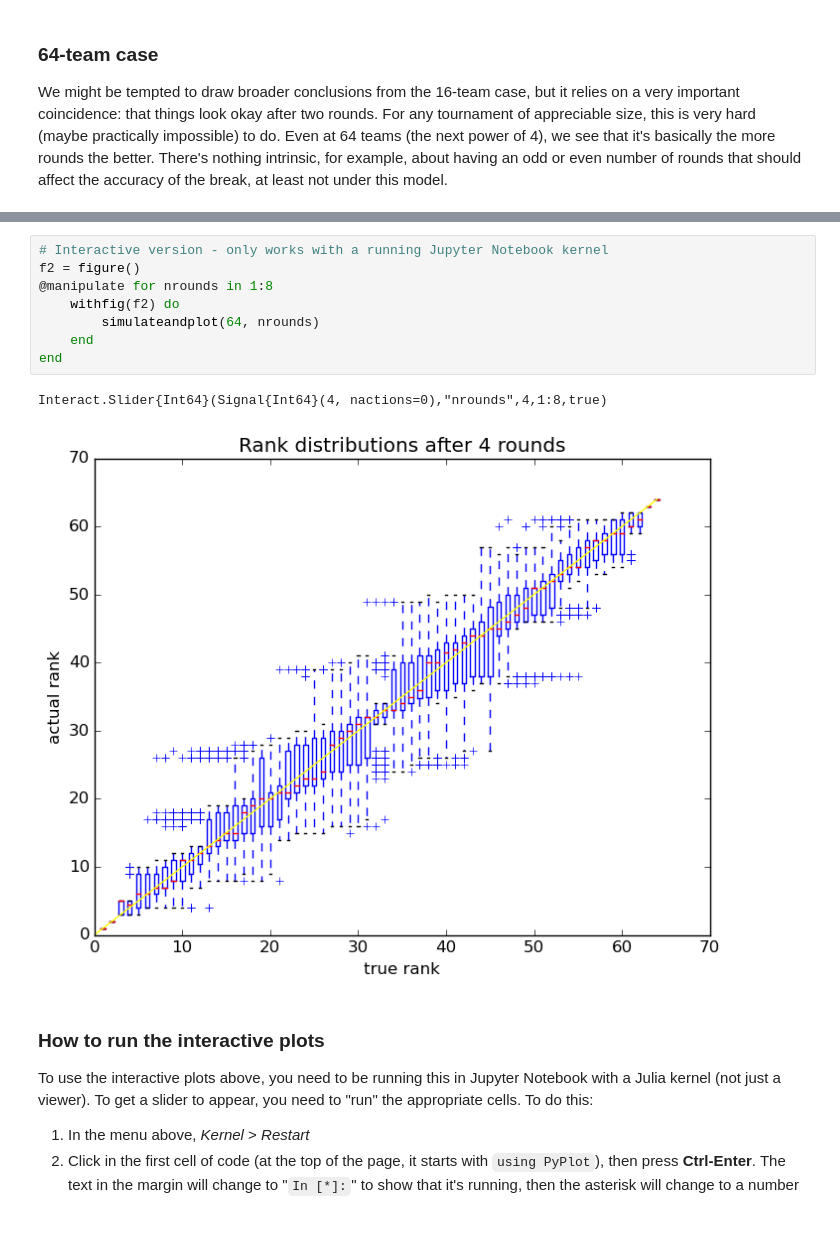
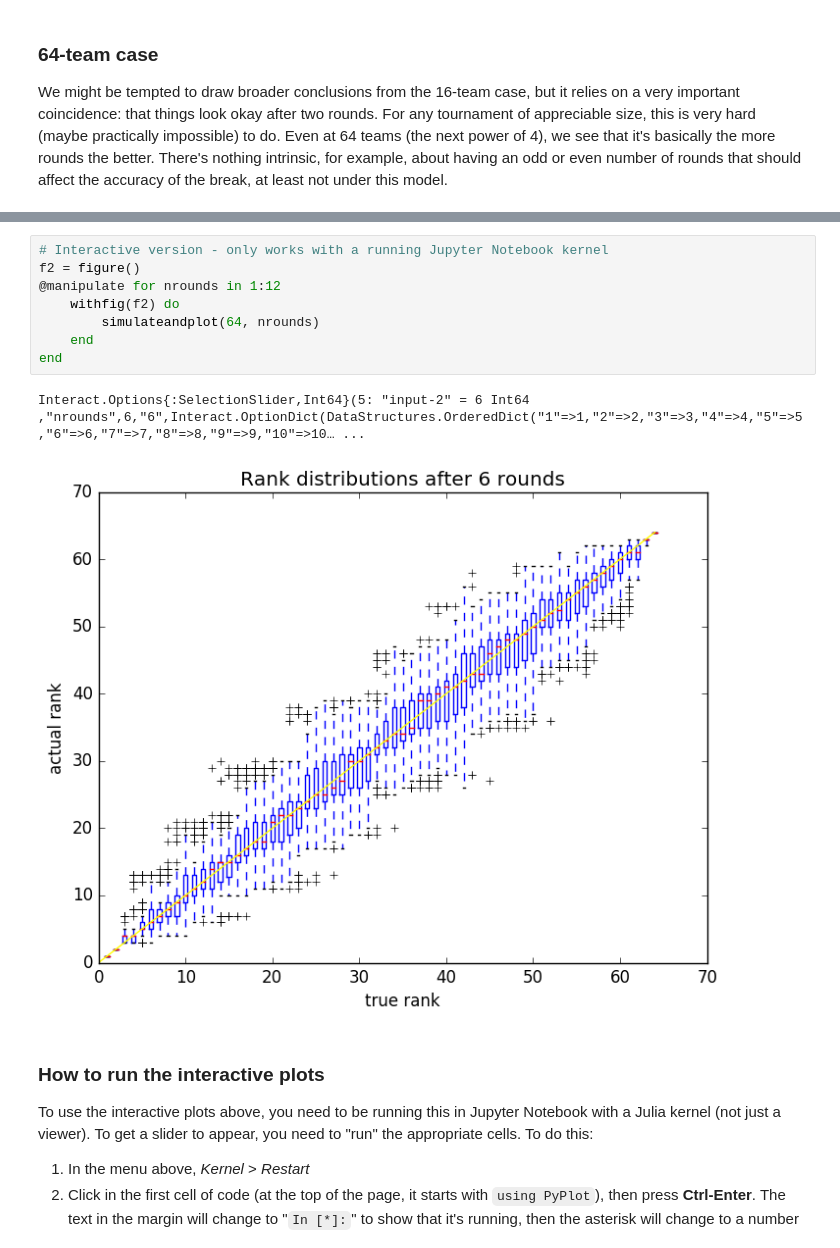
Before and after one commit to czlee/debate-pairing, a Jupyter notebook: number-of-rounds.ipynb, the cells around one changed output, grey strips where cells are left out. Drawn from its saved outputs; the diff is of its cells as text.

```diff
--- a/number-of-rounds.ipynb
+++ b/number-of-rounds.ipynb
@@ -144,14 +144,14 @@ simulateandplot(64, 3);
 # %%
 # Interactive version - only works with a running Jupyter Notebook kernel
 f2 = figure()
-@manipulate for nrounds in 1:8
+@manipulate for nrounds in 1:12
     withfig(f2) do
         simulateandplot(64, nrounds)
     end
 end
 # %% [output]
-Interact.Slider{Int64}(Signal{Int64}(4, nactions=0),"nrounds",4,1:8,true)
+Interact.Options{:SelectionSlider,Int64}(5: "input-2" = 6 Int64 ,"nrounds",6,"6",Interact.OptionDict(DataStructures.OrderedDict("1"=>1,"2"=>2,"3"=>3,"4"=>4,"5"=>5,"6"=>6,"7"=>7,"8"=>8,"9"=>9,"10"=>10… ...
-[figure, old version]
+[figure, new version]
 # %% [markdown]
 ### How to run the interactive plots
 
```
Also changed, not shown: parts of 13 cells of this notebook, 1 other file.
